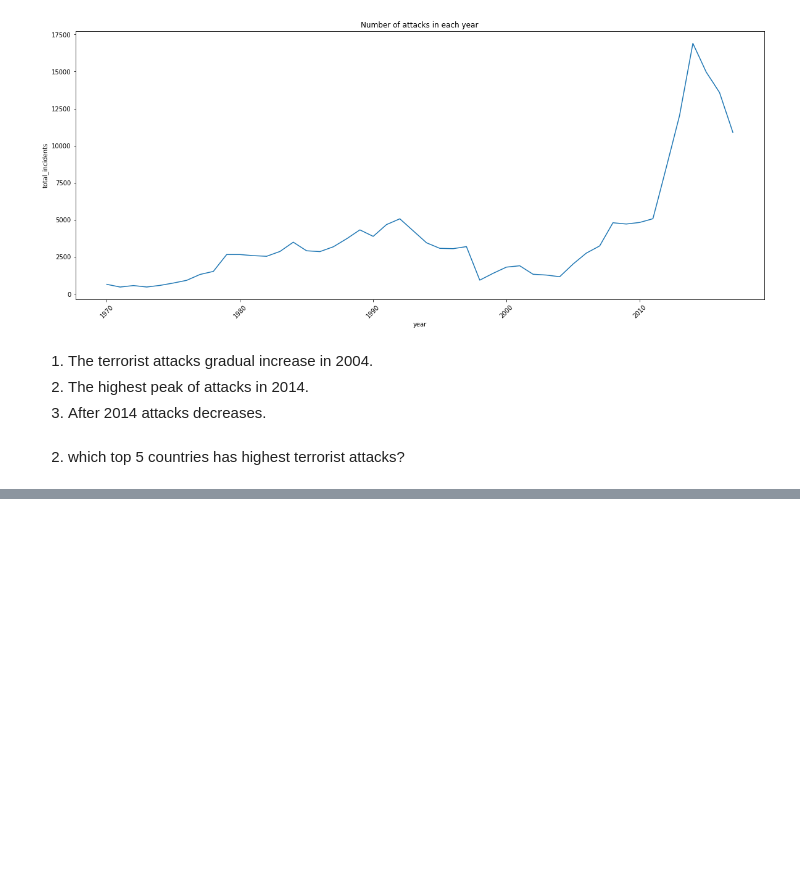
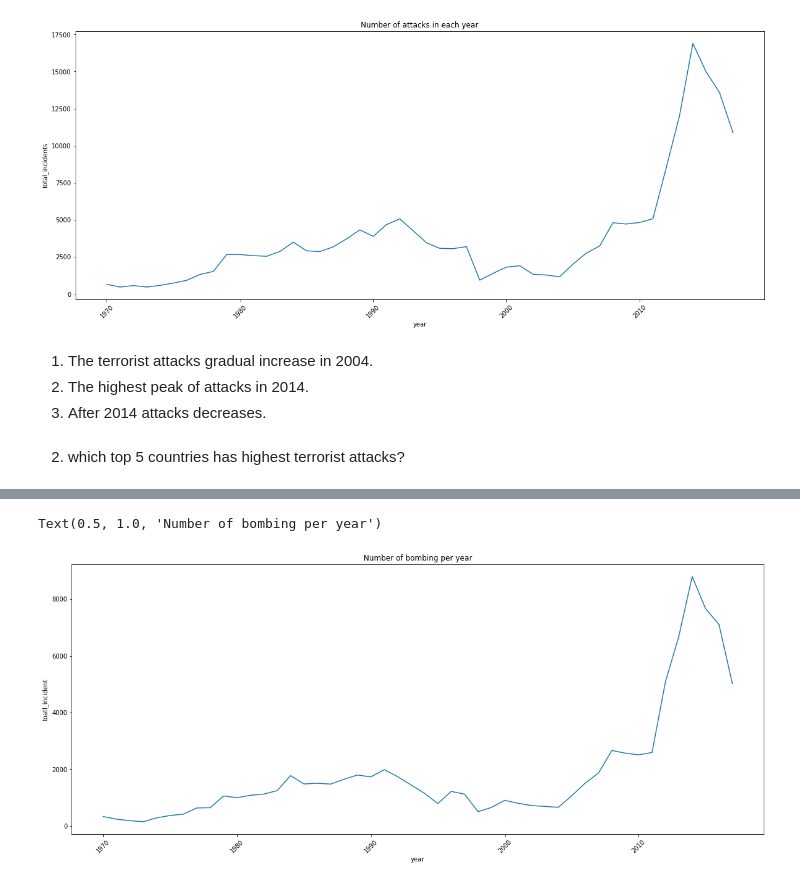
Before and after one commit to VrushankAmare/Global-Terrorist-Data-EDA, a Jupyter notebook: Global_Terrorism_Analysis_Capstone_Project.ipynb, the cells around one changed output, grey strips where cells are left out. Drawn from its saved outputs; the diff is of its cells as text; code cells hidden in the pictures; blank space fills up the shorter version.

Commit message:
Main data analysis

```diff
--- a/Global_Terrorism_Analysis_Capstone_Project.ipynb
+++ b/Global_Terrorism_Analysis_Capstone_Project.ipynb
@@ -291,0 +355,20 @@ Object `attacks` not found.
+# %%
+b_group = df.groupby(['Attack_type'])
+bombing= b_group.get_group('Bombing/Explosion')
+# %%
+q= bombing['Year'].value_counts()
+bomb_atk_counts=pd.DataFrame(q)
+bomb_atk_counts
+bomb_atk_counts =bomb_atk_counts.reset_index()
+bomb_atk_counts.head()
+#here we can reset the column names
+bomb_atk_counts.rename(columns= {'index': 'year','Year':'toatl_incident'}, inplace = True)
+bomb_atk_counts.head()
+
+plt.figure(figsize=(20,8))
+plt.xticks(rotation = 45)
+sns.lineplot(x= 'year', y= 'toatl_incident' , data = bomb_atk_counts)
+plt.title('Number of bombing per year')
+# %% [output]
+Text(0.5, 1.0, 'Number of bombing per year')
+[figure, added]
```
Also changed, not shown: parts of 45 cells of this notebook.
